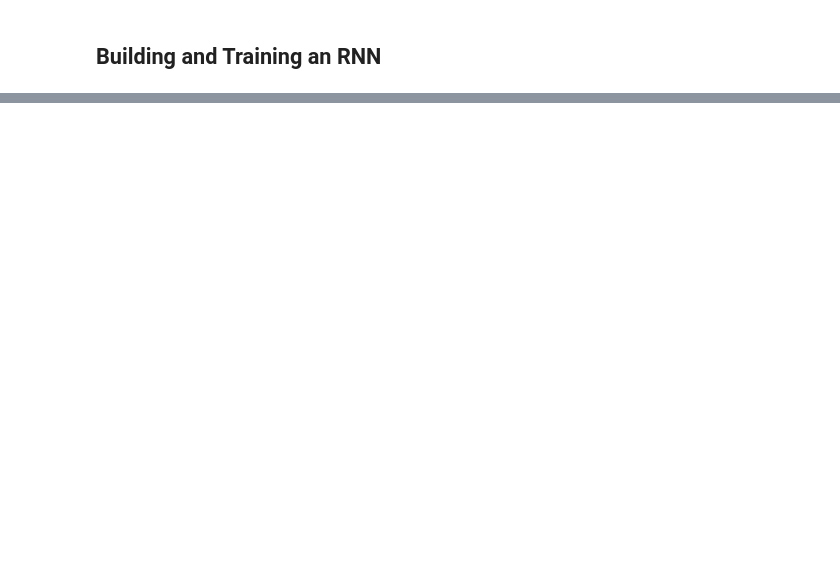
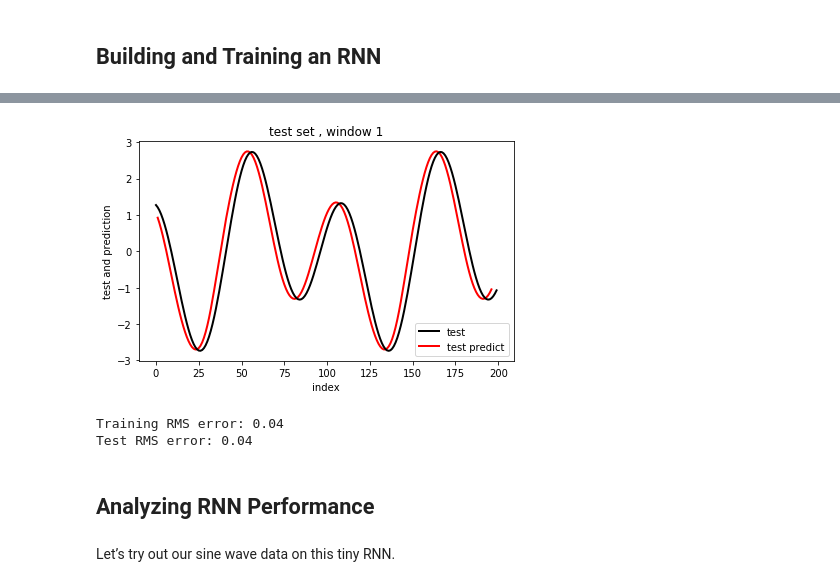
Before and after one commit to rahiakela/deep-learning--from-basics-to-practice, a Jupyter notebook: recurrent_neural_networks.ipynb, the cells around one changed output, grey strips where cells are left out. Drawn from its saved outputs; the diff is of its cells as text; code cells hidden in the pictures; blank space fills up the shorter version.

```diff
--- a/recurrent_neural_networks.ipynb
+++ b/recurrent_neural_networks.ipynb
@@ -237,0 +341,31 @@ We set up our pre-processing so that we now have our data in the proper shape.
+# %%
+# plot test and predictions
+plt.plot(test_sequence, label="test", color='black', linewidth=2, zorder=20)
+skip_values = np.array(window_size*(np.nan,))
+flat_predict = np.ravel(inverse_y_test_predict)
+plot_predict = np.append(skip_values, flat_predict)
+plt.plot(plot_predict, label="test predict", color='red', linewidth=2, zorder=10)
+plt.legend(loc='best')
+plt.xlabel('index')
+plt.ylabel('test and prediction')
+plt.title('test set , window '+str(window_size))
+plt.tight_layout()
+
+plt.show()
+# %% [output]
+[figure, added]
+# %%
+from sklearn.metrics import mean_squared_error
+
+trainScore = math.sqrt(mean_squared_error(inverse_y_train[0], inverse_y_train_predict[:, 0]))
+print('Training RMS error: {:.2f}'.format(trainScore))
+
+testScore = math.sqrt(mean_squared_error(inverse_y_test[0], inverse_y_test_predict[:, 0]))
+print('Test RMS error: {:.2f}'.format(testScore))
+# %% [output]
+Training RMS error: 0.04
+Test RMS error: 0.04
+# %% [markdown]
+## Analyzing RNN Performance
+# %% [markdown]
+Let’s try out our sine wave data on this tiny RNN.
```
Also changed, not shown: parts of 37 cells of this notebook.
